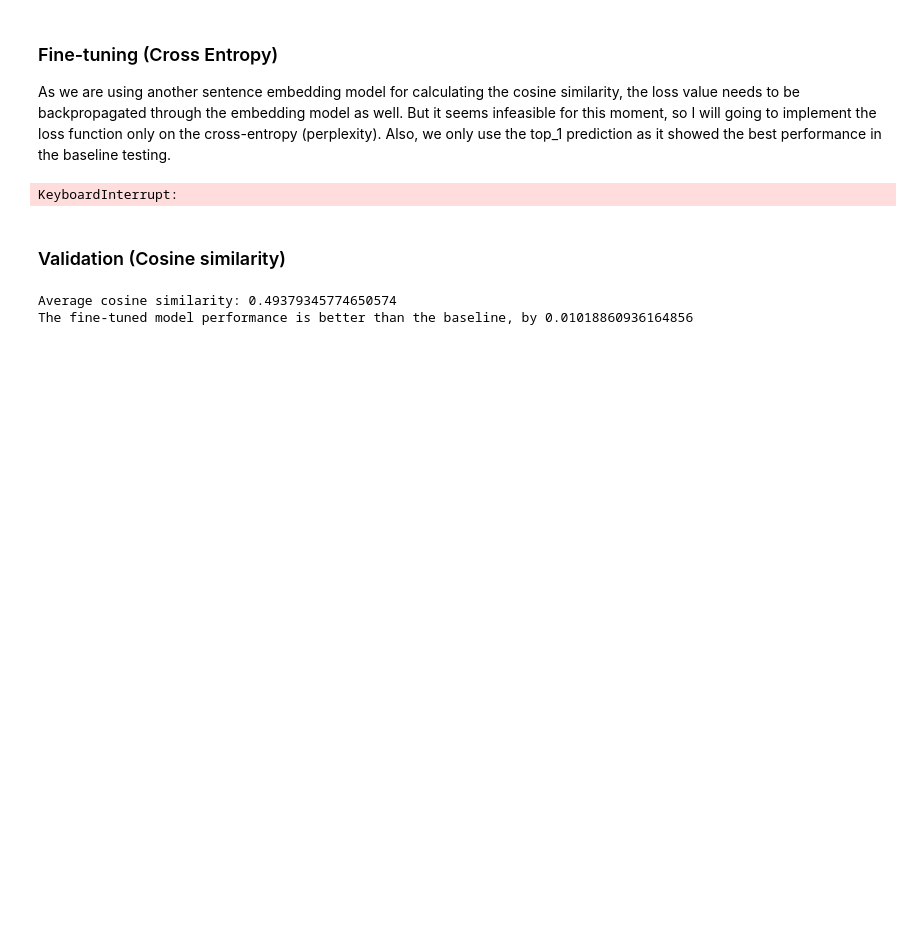
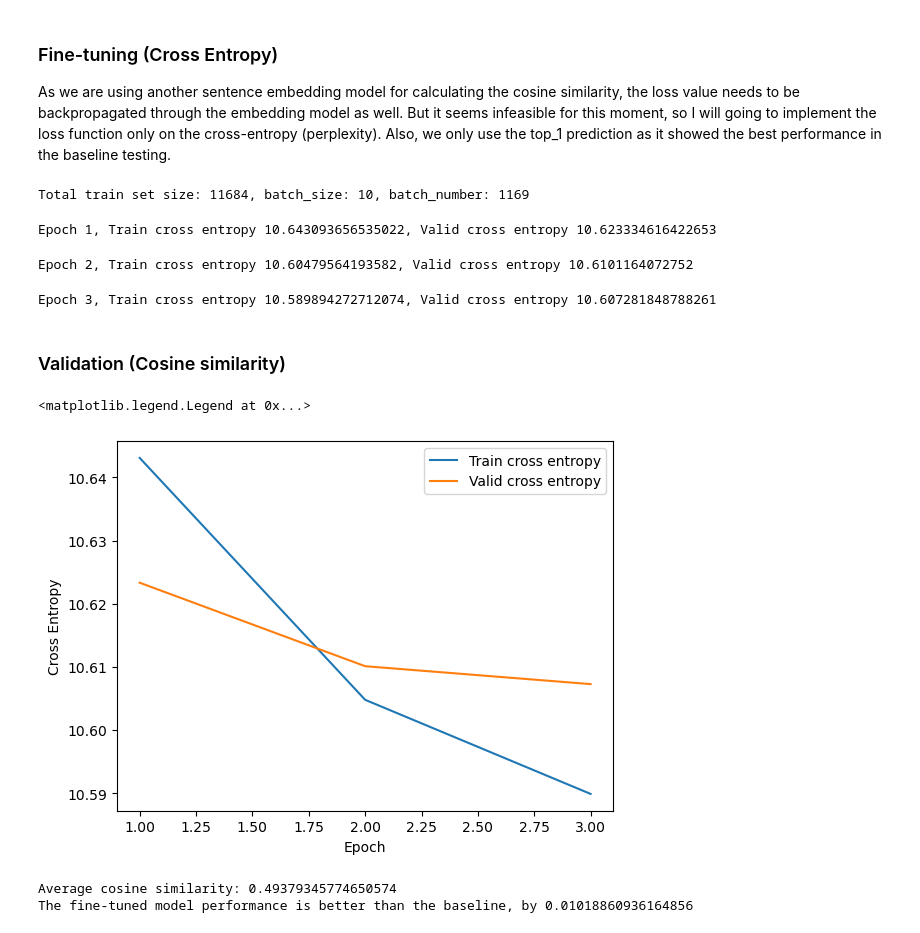
Before and after one commit to s1974565/MLP_Final, a Jupyter notebook: Notebooks/finetuning_ce.ipynb, the cells around one changed output. Saved outputs shown, nothing was run; the diff lists cells and outputs as text; code cells hidden in the pictures; blank space fills up the shorter version.

```diff
--- a/Notebooks/finetuning_ce.ipynb
+++ b/Notebooks/finetuning_ce.ipynb
@@ -39,18 +39,17 @@ train_df, valid_df, test_df = loading_pickles()
 # %%
 # Constants ----------------------------------------------------------------------------------------------------------------
 
-# For training (not validation)
-batch_size = 50
+batch_size = 10
 
 # Using only a portion of the train dataset for performance
 # Set it to 1 to use all train dataset; increasing this may give better result.
-size_proportion_train = 0.05
+size_proportion_train = 0.01
 
 # Hyperparameters ----------------------------------------------------------------------------------------------------------
 
-total_epoch_number = 2
+total_epoch_number = 3
 # Initial learning rate for the optimizer
-learning_rate = 0.00005
+learning_rate = 0.001
 weight_decay_coefficient = 0.01
 # %%
 # Do not change these values unless necessary
@@ -78,6 +77,7 @@ if shuffle:
     valid_df = valid_df.sample(frac=1, random_state=rng_seed).reset_index(drop=True)
 
 window_train_df = window_df(train_df[:train_df_size])
+window_valid_df = window_df(valid_df[:valid_df_size])
 
 merged_valid_df = masking_df(valid_df[:valid_df_size])
 merged_test_df = masking_df(test_df)
@@ -180,6 +180,9 @@ class CodeNetDataset(Dataset):
 
 train_dataset = CodeNetDataset(window_train_df, tokenizer_b1)
 train_dataloader = DataLoader(train_dataset, batch_size=batch_size)
+
+valid_dataset = CodeNetDataset(window_valid_df, tokenizer_b1)
+valid_dataloader = DataLoader(valid_dataset, batch_size=batch_size)
 # %% [markdown]
 ### Fine-tuning (Cross Entropy)
 
@@ -219,7 +222,7 @@ model_b1.to(device)
 
 print(f"Total train set size: {len(train_dataset)}, batch_size: {batch_size}, batch_number: {math.ceil(len(train_dataset) / batch_size)}")
 train_loss = list()
-valid_similarity = list()
+valid_loss = list()
 
 # Using the AdamW optimizer: https://pytorch.org/docs/stable/generated/torch.optim.AdamW.html
 # Feel free to try others
@@ -254,24 +257,43 @@ for epoch_num in range(1, total_epoch_number+1):
 
     # Computing the validation loss for each epoch
     model_b1.eval()
-    eval_pipeline = pipeline('fill-mask', model=model_b1, tokenizer=tokenizer_b1, device=device_num)
-    eval_pipeline_result = model_test(merged_code_df=merged_valid_df, unmasker=eval_pipeline, top_k=1, window_size=window_size, batch_size=batch_size)
-    eval_similarity = np.mean(eval_pipeline_result['similarity'])
+    eval_loss = list()
 
-    print(f"Epoch {epoch_num}, Train cross entropy {np.mean(loss_list)}, Valid cosine similarity {eval_similarity}")
+    for eval_batch in tqdm(valid_dataloader, desc="Evaluation", total=math.ceil(len(valid_dataset) / batch_size)):
+        eval_input_ids = eval_batch[0].to(device)
+        eval_attention_mask = eval_batch[1].to(device)
+        eval_one_hot_label = eval_batch[2].to(device)
+        eval_mask_token_index = eval_batch[3].to(device)
+
+        eval_logits = model_b1(input_ids=eval_input_ids, attention_mask=eval_attention_mask).logits
+        eval_loss.append(soft_entropy(eval_logits, eval_one_hot_label, eval_mask_token_index).item())
+
+        del eval_input_ids
+        del eval_attention_mask
+        del eval_one_hot_label
+        del eval_mask_token_index
+        torch.cuda.empty_cache()
+
+    print(f"Epoch {epoch_num}, Train cross entropy {np.mean(loss_list)}, Valid cross entropy {np.mean(eval_loss)}")
     train_loss.append(np.mean(loss_list))
-    valid_similarity.append(eval_similarity)
+    valid_loss.append(np.mean(eval_loss))
 # %% [output]
-KeyboardInterrupt:
+Total train set size: 11684, batch_size: 10, batch_number: 1169
+Epoch 1, Train cross entropy 10.643093656535022, Valid cross entropy 10.623334616422653
+Epoch 2, Train cross entropy 10.60479564193582, Valid cross entropy 10.6101164072752
+Epoch 3, Train cross entropy 10.589894272712074, Valid cross entropy 10.607281848788261
 # %% [markdown]
 ### Validation (Cosine similarity)
 # %%
 # Uncomment to draw loss plot
-plt.plot(range(1, len(train_loss + 1)), train_loss, label="Train cross entropy")
-plt.plot(range(1, len(valid_similarity + 1)), valid_similarity, label="Valid similarity")
+plt.plot(range(1, len(train_loss) + 1), train_loss, label="Train cross entropy")
+plt.plot(range(1, len(valid_loss) + 1), valid_loss, label="Valid cross entropy")
 plt.xlabel("Epoch")
-plt.ylabel("Cross Entropy / Cosine Similarity")
+plt.ylabel("Cross Entropy")
 plt.legend()
+# %% [output]
+<matplotlib.legend.Legend at 0x...>
+[figure, added]
 # %%
 b1_finetuned = pipeline('fill-mask', model=model_b1, tokenizer=tokenizer_b1, device=device_num)
 b1_finetuned_result = model_test(merged_code_df=merged_valid_df, unmasker=b1_finetuned, top_k=1, window_size=window_size, batch_size=batch_size)
```
Also changed, not shown: parts of 1 cell of this notebook, 1 other file.
